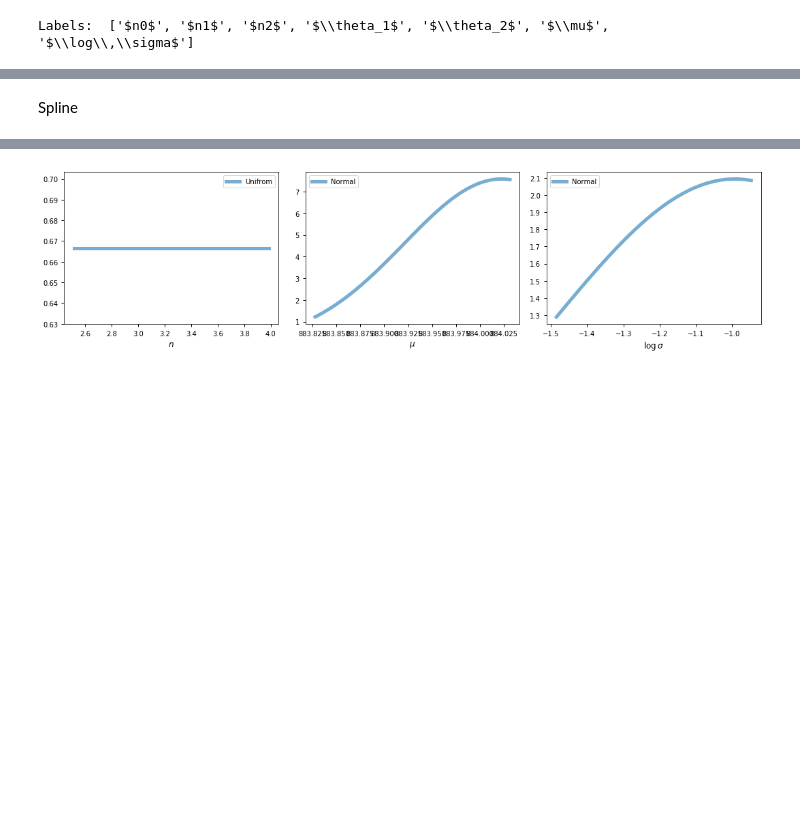
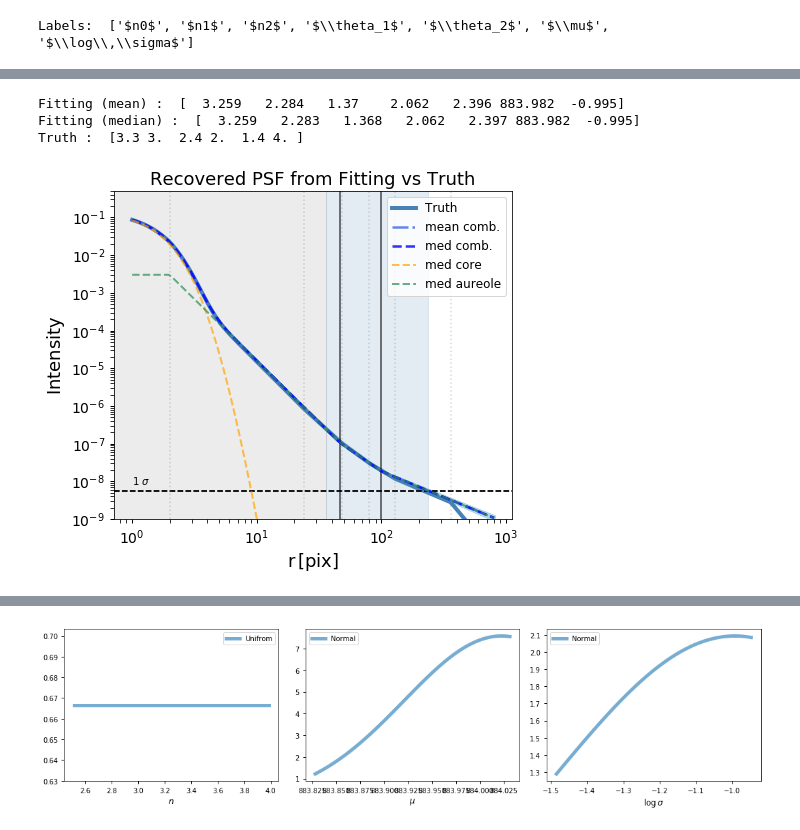
Before and after one commit to qliu4676/elderflower, a Jupyter notebook: demos/Run_Fitting_Mock_demo.ipynb, the cells around one changed output, grey strips where cells are left out. Saved outputs shown, nothing was run; the diff lists cells and outputs as text; code cells hidden in the pictures; blank space fills up the shorter version.

```diff
--- a/demos/Run_Fitting_Mock_demo.ipynb
+++ b/demos/Run_Fitting_Mock_demo.ipynb
@@ -89,6 +86,7 @@ Not many bright stars, will draw in serial.
 psf_c = psf.generate_core()
 psf_e, psf_size = psf.generate_aureole(contrast=1e6, psf_range=image_size)
 star_psf = (1-frac) * psf_c + frac * psf_e
+psf0 = psf.copy()
 # %%
 # Galsim 2D model averaged in 1D
 Amp_m = psf.Flux2Amp(Flux).max()
@@ -233,12 +229,3 @@ Opening pool: # of CPU used: 3
 iter: 3573 | batch: 2 | bound: 130 | nc: 2 | ncall: 23328 | eff(%): 15.316 | loglstar: 46556.866 < 46560.933 < 46558.166 | logz: 46531.869 +/-  0.735 | stop:  4.450
 Finish Fitting! Total time elapsed: 749s
 [figure]
-# %%
-true_pars = {"gamma":gamma_pix, "alpha":beta_psf, "frac":frac}
-for i in range(len(n_s)):
-    true_pars["n%d"%i] = n_s[i]
-for i in range(len(theta_s)):
-    true_pars["theta%d"%i] = theta_s[i]
-
-plot_fitting_vs_truth_PSF_mpow(pdres, n_bootstrap=500, image_size=image_size, save=False, true_pars = true_pars)
-plt.axvline(10, ls="--", color="k",alpha=0.9)
@@ -249,0 +232,3 @@ Fitting (median):  [  3.19636597   1.63606015   2.15245103 884.08151809  -0.9561
+# %%
+plot1D_fit_vs_truth_PSF_mpow(pdres, psf0, labels, n_bootstrap=800,
+                             Amp_max=Amp_m, r_core=r_core_s, save=False, dir_name=".")
@@ -306,2 +299,8 @@ iter: 1299 | batch: 0 | bound: 25 | nc: 23 | ncall: 10199 | eff(%): 12.564 | log
-# %% [markdown]
-Spline
+# %%
+plot1D_fit_vs_truth_PSF_mpow(pdres, psf0, labels, n_bootstrap=800,
+                             Amp_max=Amp_m, r_core=r_core_s, save=False, dir_name=".")
+# %% [output]
+Fitting (mean) :  [  3.259   2.284   1.37    2.062   2.396 883.982  -0.995]
+Fitting (median) :  [  3.259   2.283   1.368   2.062   2.397 883.982  -0.995]
+Truth :  [3.3 3.  2.4 2.  1.4 4. ]
+[figure, added]
```
Also changed, not shown: parts of 22 cells of this notebook, 3 other files.
